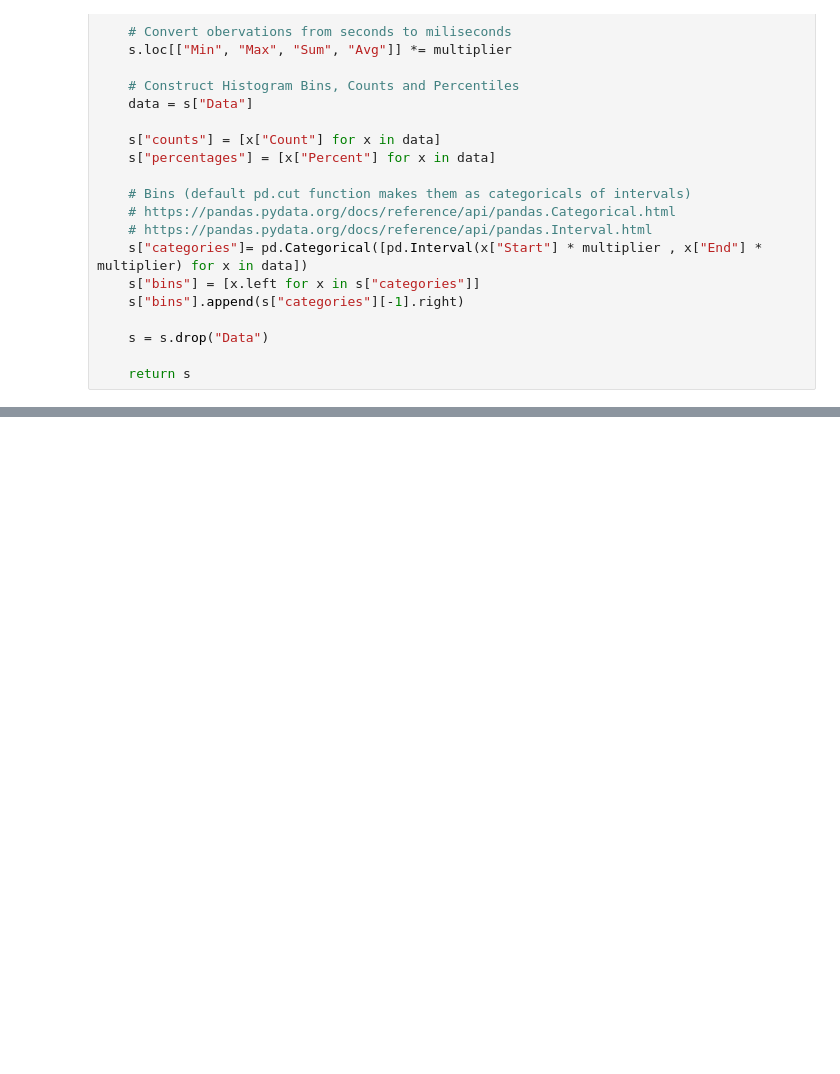
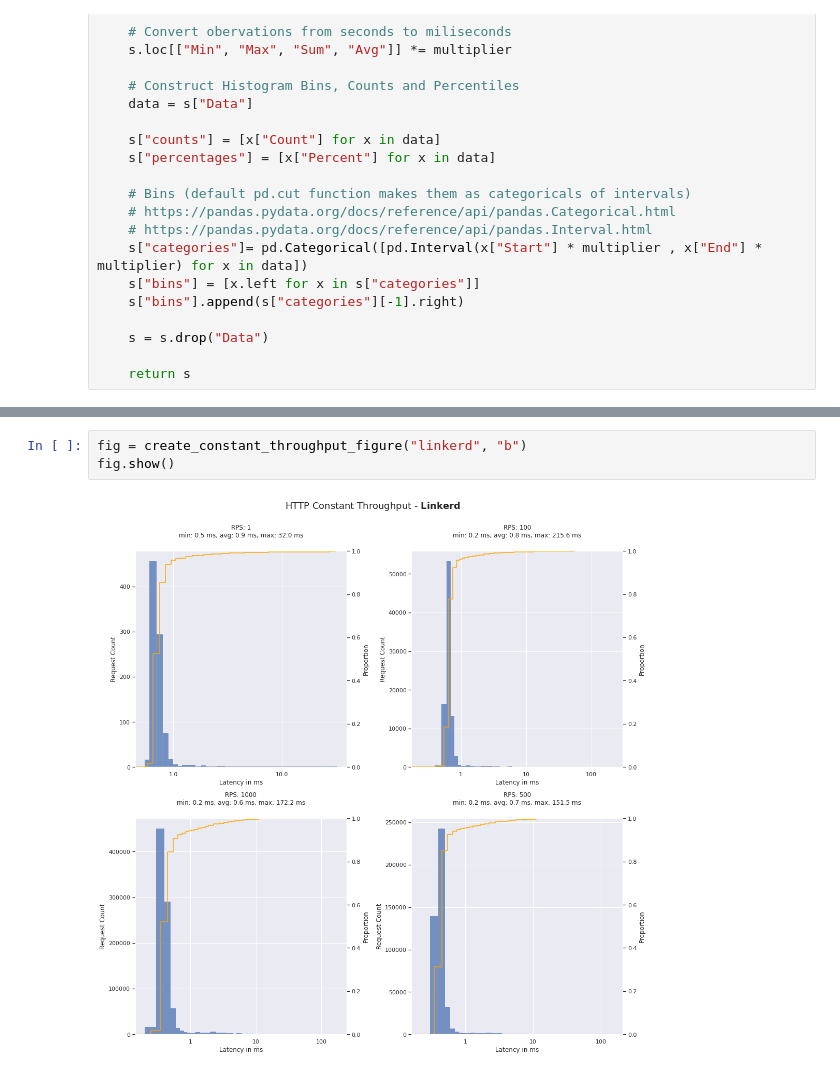
Before and after one commit to RichardBieringa/mesh-bench, a Jupyter notebook: viz/02_http_constant_throughput.ipynb, the cells around one changed output, grey strips where cells are left out. Cells and saved outputs as stored; diff of their text form; blank space fills up the shorter version.

```diff
--- a/viz/02_http_constant_throughput.ipynb
+++ b/viz/02_http_constant_throughput.ipynb
@@ -258,0 +228,5 @@ plt.show()
+# %%
+fig = create_constant_throughput_figure("linkerd", "b")
+fig.show()
+# %% [output]
+[figure, added]
```
Also changed, not shown: parts of 8 cells of this notebook, 4 other files.
